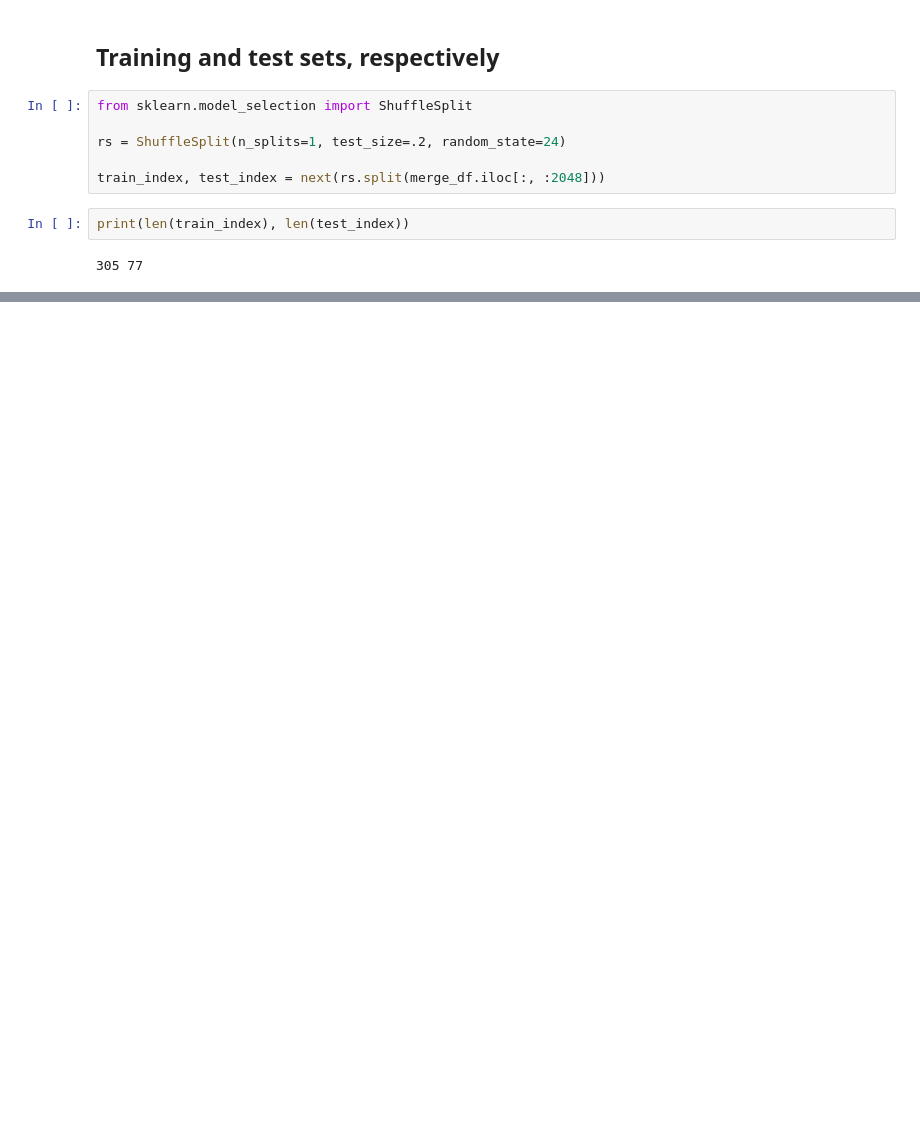
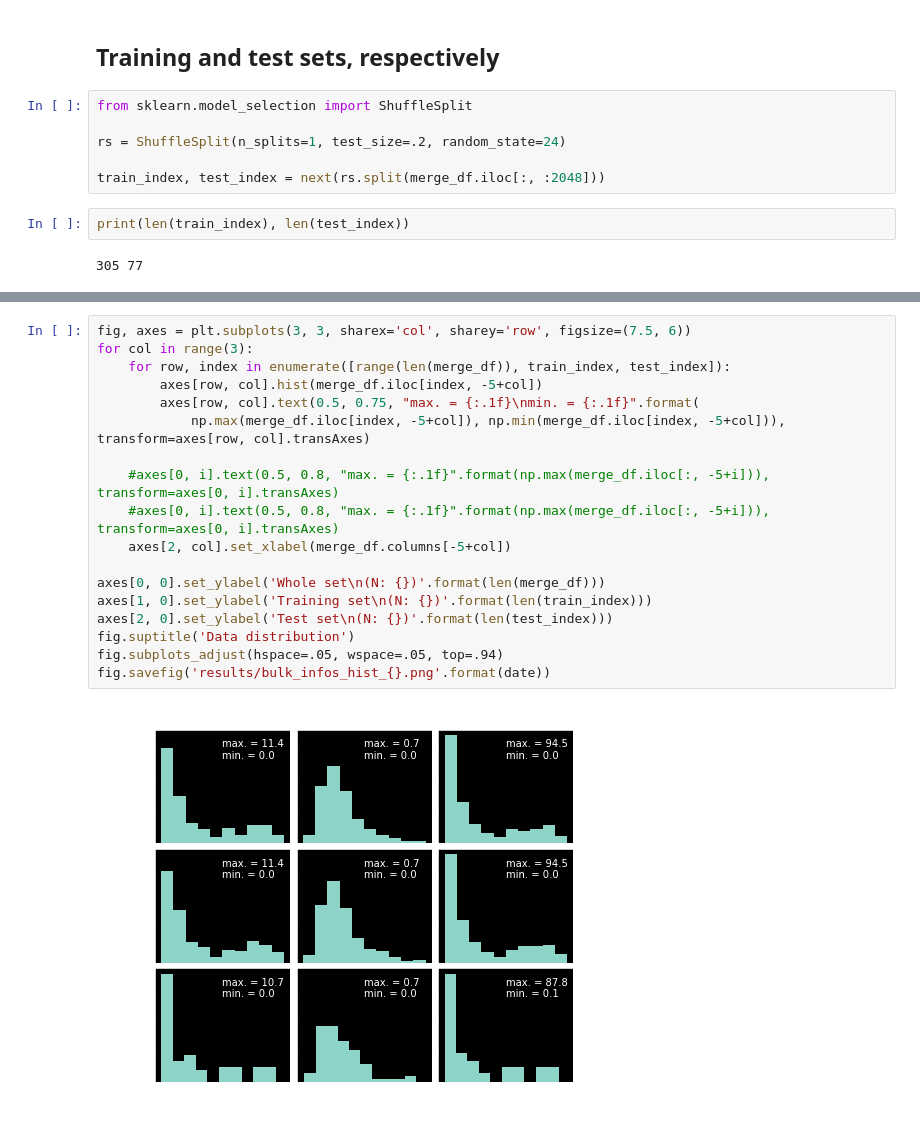
Before and after one commit to dispink/CaCO3_NWP, a Jupyter notebook: quick_analysis.ipynb, the cells around one changed output, grey strips where cells are left out. Drawn from its saved outputs; the diff is of its cells as text; blank space fills up the shorter version.

```diff
--- a/quick_analysis.ipynb
+++ b/quick_analysis.ipynb
@@ -114,0 +121,20 @@ g.savefig('results/test_bulk_infos_{}.png'.format(date))
+# %%
+fig, axes = plt.subplots(3, 3, sharex='col', sharey='row', figsize=(7.5, 6))
+for col in range(3):
+    for row, index in enumerate([range(len(merge_df)), train_index, test_index]):
+        axes[row, col].hist(merge_df.iloc[index, -5+col])
+        axes[row, col].text(0.5, 0.75, "max. = {:.1f}\nmin. = {:.1f}".format(
+            np.max(merge_df.iloc[index, -5+col]), np.min(merge_df.iloc[index, -5+col])), transform=axes[row, col].transAxes)
+
+    #axes[0, i].text(0.5, 0.8, "max. = {:.1f}".format(np.max(merge_df.iloc[:, -5+i])), transform=axes[0, i].transAxes)
+    #axes[0, i].text(0.5, 0.8, "max. = {:.1f}".format(np.max(merge_df.iloc[:, -5+i])), transform=axes[0, i].transAxes)
+    axes[2, col].set_xlabel(merge_df.columns[-5+col])
+
+axes[0, 0].set_ylabel('Whole set\n(N: {})'.format(len(merge_df)))
+axes[1, 0].set_ylabel('Training set\n(N: {})'.format(len(train_index)))
+axes[2, 0].set_ylabel('Test set\n(N: {})'.format(len(test_index)))
+fig.suptitle('Data distribution')
+fig.subplots_adjust(hspace=.05, wspace=.05, top=.94)
+fig.savefig('results/bulk_infos_hist_{}.png'.format(date))
+# %% [output]
+[figure, added]
```
Also changed, not shown: parts of 4 cells of this notebook.
